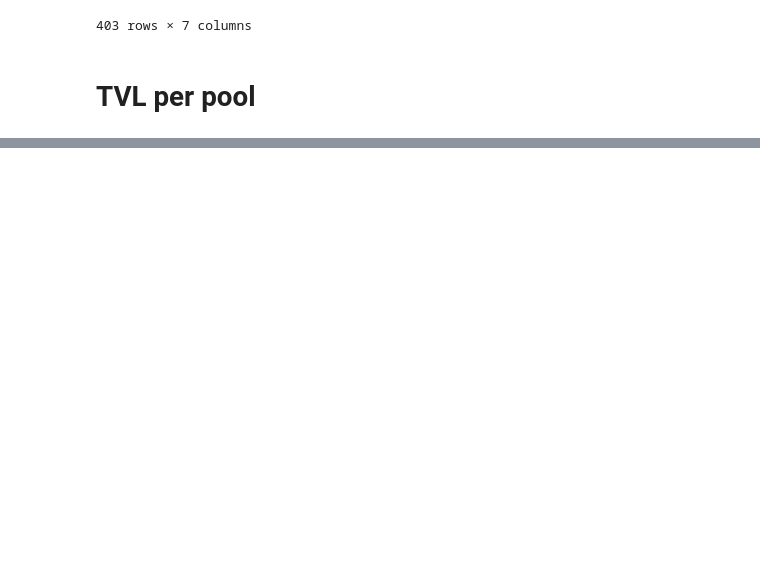
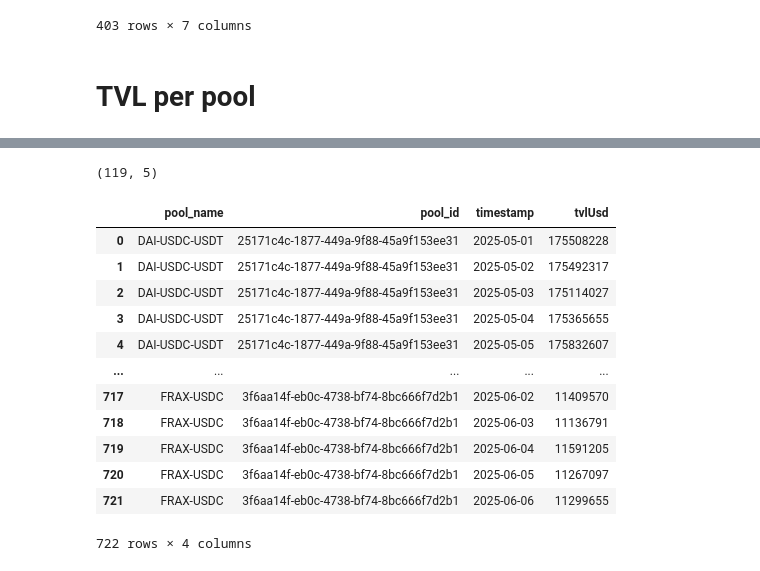
Before and after one commit to bellatrix-ds/onchain-analytics, a Jupyter notebook: 01_Market_Making/Market Making.ipynb, the cells around one changed output, grey strips where cells are left out. Drawn from its saved outputs; the diff is of its cells as text; code cells hidden in the pictures; blank space fills up the shorter version.

```diff
--- a/01_Market_Making/Market Making.ipynb
+++ b/01_Market_Making/Market Making.ipynb
@@ -634,0 +631,4 @@ df_c1.shape
+# %%
+df_c1.shape
+# %% [output]
+(119, 5)
@@ -634,0 +689,16 @@ df_c1.shape
+# %%
+df_result
+# %% [output]
+|  | pool_name | pool_id | timestamp | tvlUsd |
+| 0 | DAI-USDC-USDT | 25171c4c-1877-449a-9f88-45a9f153ee31 | 2025-05-01 | 175508228 |
+| 1 | DAI-USDC-USDT | 25171c4c-1877-449a-9f88-45a9f153ee31 | 2025-05-02 | 175492317 |
+| 2 | DAI-USDC-USDT | 25171c4c-1877-449a-9f88-45a9f153ee31 | 2025-05-03 | 175114027 |
+| 3 | DAI-USDC-USDT | 25171c4c-1877-449a-9f88-45a9f153ee31 | 2025-05-04 | 175365655 |
+| 4 | DAI-USDC-USDT | 25171c4c-1877-449a-9f88-45a9f153ee31 | 2025-05-05 | 175832607 |
+| ... | ... | ... | ... | ... |
+| 717 | FRAX-USDC | 3f6aa14f-eb0c-4738-bf74-8bc666f7d2b1 | 2025-06-02 | 11409570 |
+| 718 | FRAX-USDC | 3f6aa14f-eb0c-4738-bf74-8bc666f7d2b1 | 2025-06-03 | 11136791 |
+| 719 | FRAX-USDC | 3f6aa14f-eb0c-4738-bf74-8bc666f7d2b1 | 2025-06-04 | 11591205 |
+| 720 | FRAX-USDC | 3f6aa14f-eb0c-4738-bf74-8bc666f7d2b1 | 2025-06-05 | 11267097 |
+| 721 | FRAX-USDC | 3f6aa14f-eb0c-4738-bf74-8bc666f7d2b1 | 2025-06-06 | 11299655 |
+722 rows × 4 columns
```
Also changed, not shown: parts of 6 cells of this notebook, 2 other files.
